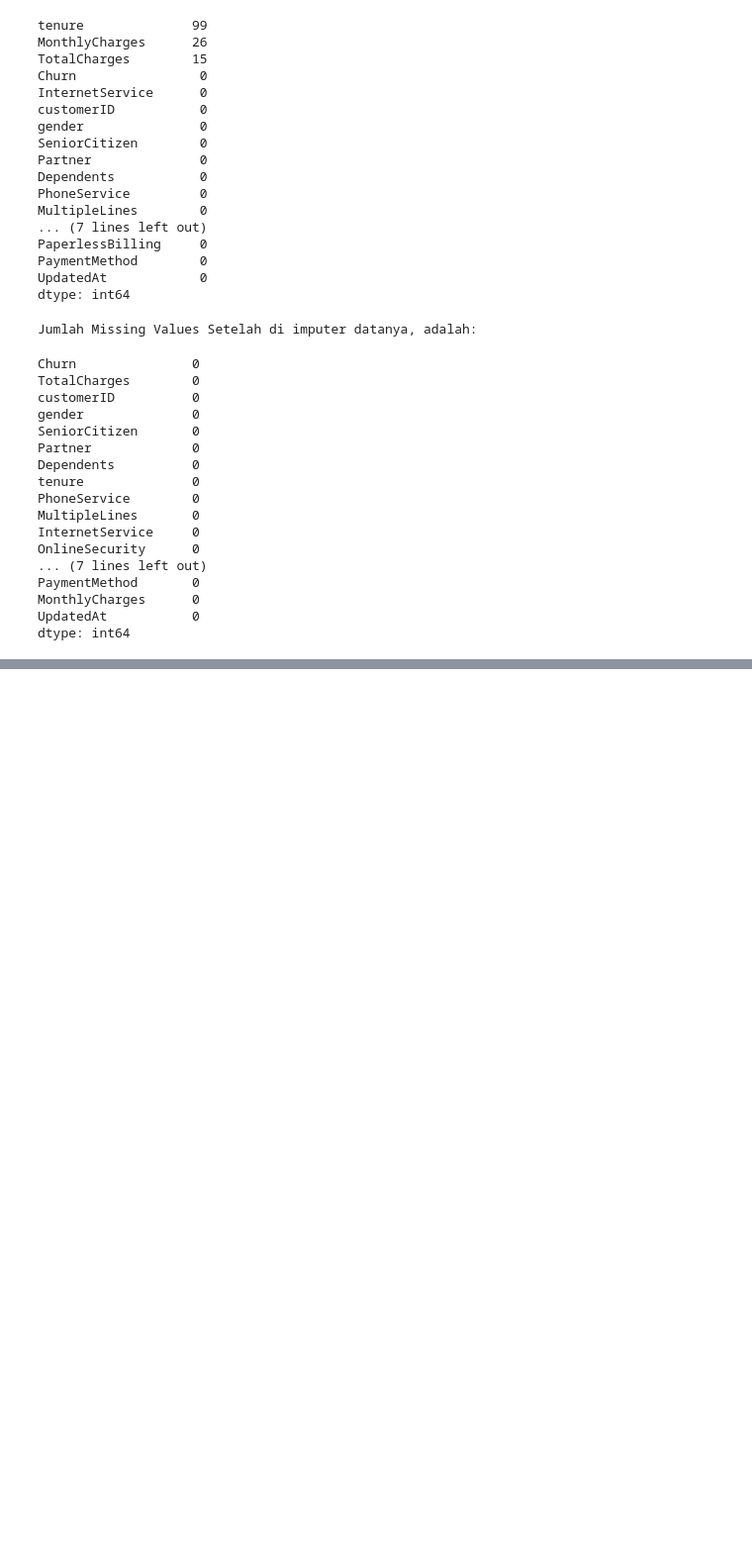
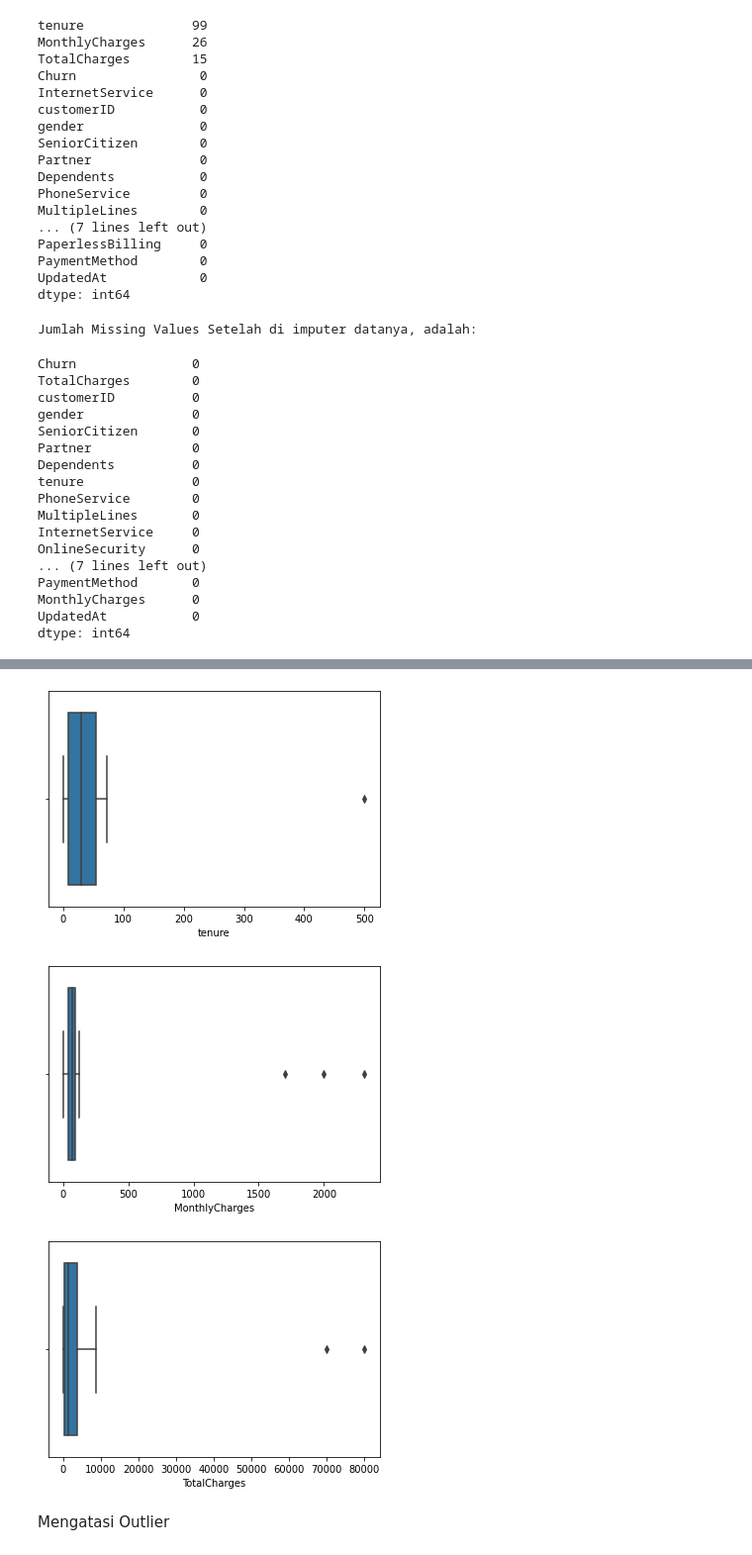
Before and after one commit to crzysab/Data-Science-Real-Projects-in-Python, a Jupyter notebook: Data_Cleaning.ipynb, the cells around one changed output, grey strips where cells are left out. Shown at 99% size. Saved outputs shown, nothing was run; the diff lists cells and outputs as text; code cells hidden in the pictures; blank space fills up the shorter version.

```diff
--- a/Data_Cleaning.ipynb
+++ b/Data_Cleaning.ipynb
@@ -152,0 +171,18 @@ dtype: int64
+# %%
+plt.figure()
+sns.boxplot(x=df['tenure'])
+plt.show()
+
+plt.figure()
+sns.boxplot(x=df['MonthlyCharges'])
+plt.show()
+
+plt.figure()
+sns.boxplot(x=df['TotalCharges'])
+plt.show()
+# %% [output]
+[figure, added]
+[figure, added]
+[figure, added]
+# %% [markdown]
+Mengatasi Outlier
```
Also changed, not shown: parts of 12 cells of this notebook.
